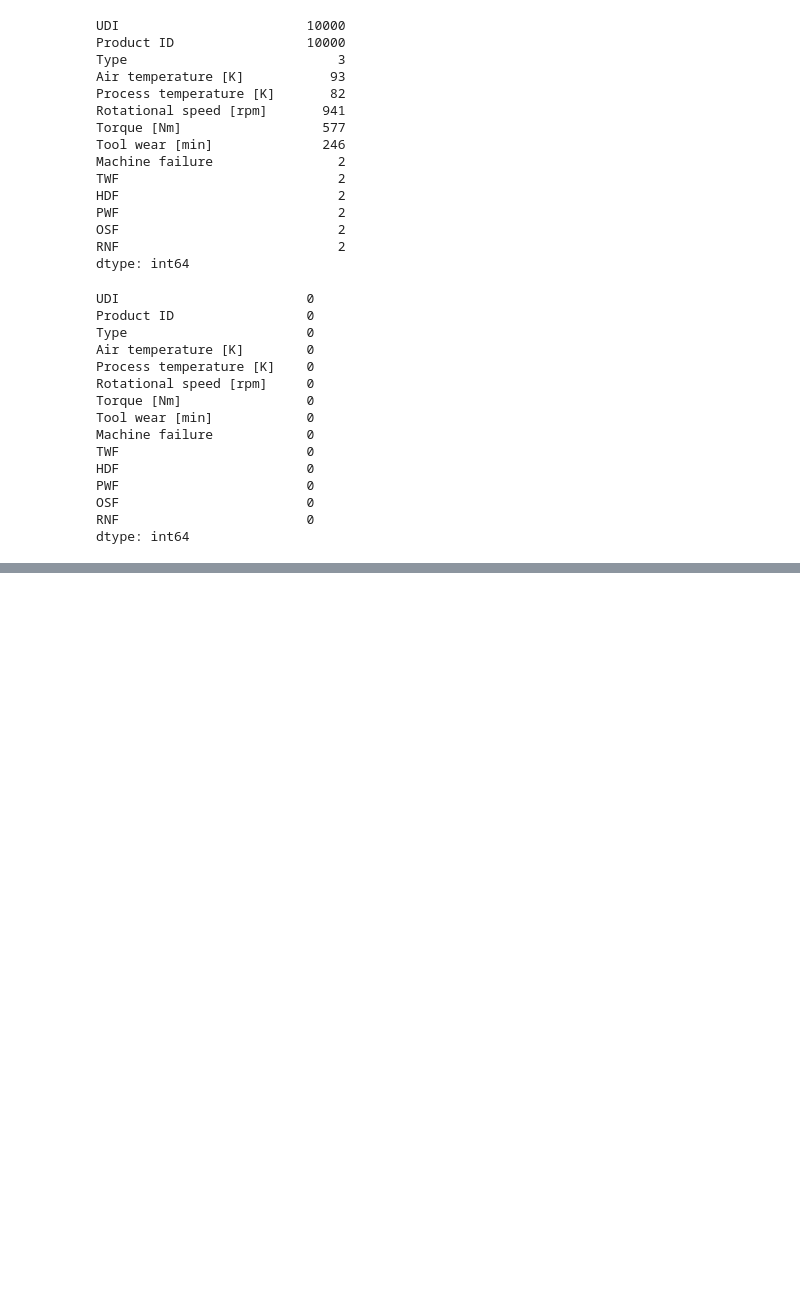
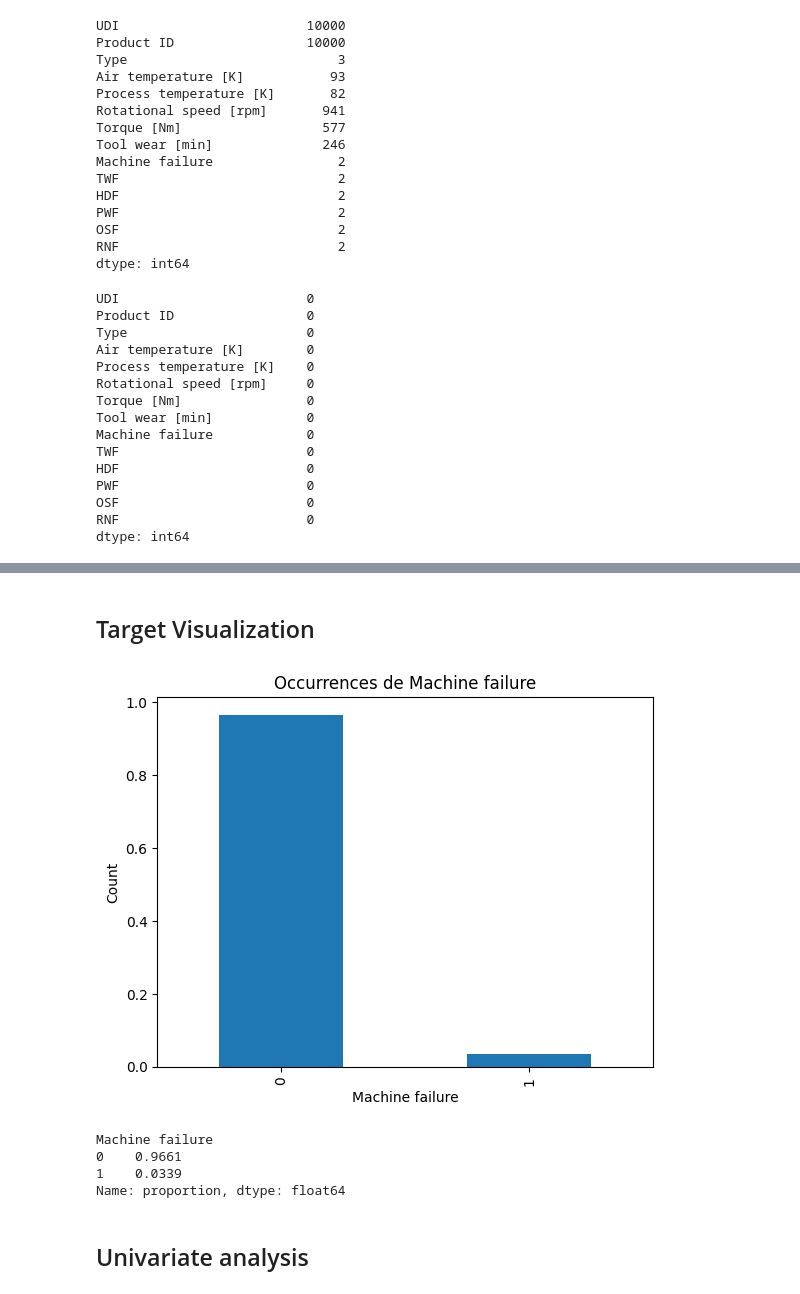
Before and after one commit to SimonGallien/Predictive-Maintenance-Dataset-AI4I-2020-, a Jupyter notebook: notebooks/eda.ipynb, the cells around one changed output, grey strips where cells are left out. Cells and saved outputs as stored; diff of their text form; code cells hidden in the pictures; blank space fills up the shorter version.

```diff
--- a/notebooks/eda.ipynb
+++ b/notebooks/eda.ipynb
@@ -75,0 +80,4 @@ dtype: int64
+# %%
+df = df.drop(["UDI", "Product ID"], axis=1)
+df = df.drop(["TWF", "HDF", "PWF", "OSF", "RNF"], axis=1)
+df
@@ -75,0 +98,19 @@ dtype: int64
+# %% [markdown]
+## Target Visualization
+# %%
+df['Machine failure'].value_counts(normalize=True).plot(kind='bar')
+plt.xlabel('Machine failure')
+plt.ylabel('Count')
+plt.title('Occurrences de Machine failure')
+plt.show()
+# %% [output]
+[figure, added]
+# %%
+df['Machine failure'].value_counts(normalize=True)
+# %% [output]
+Machine failure
+0    0.9661
+1    0.0339
+Name: proportion, dtype: float64
+# %% [markdown]
+## Univariate analysis
```
Also changed, not shown: parts of 21 cells of this notebook, 4 other files.
